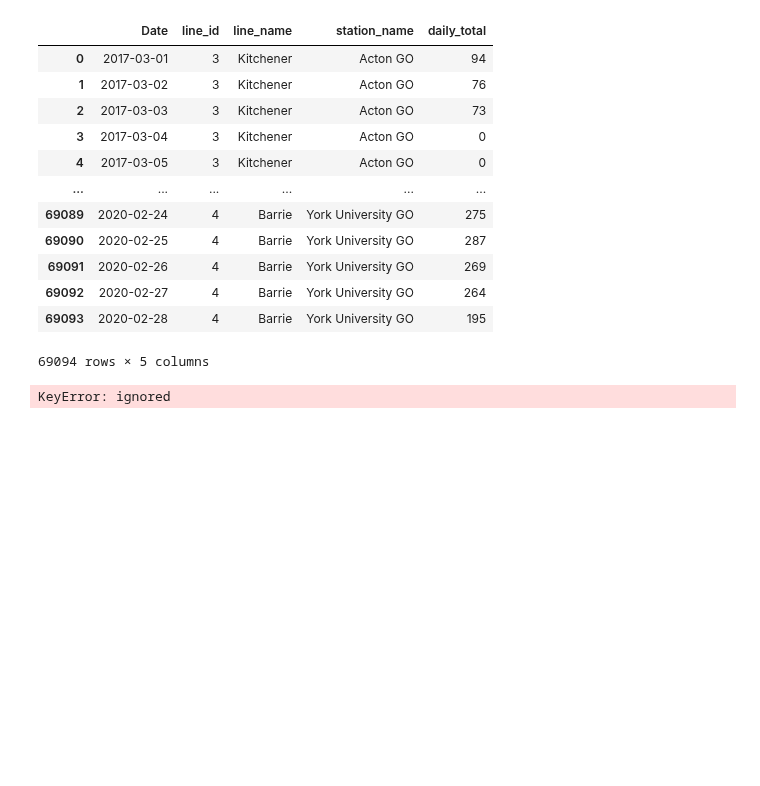
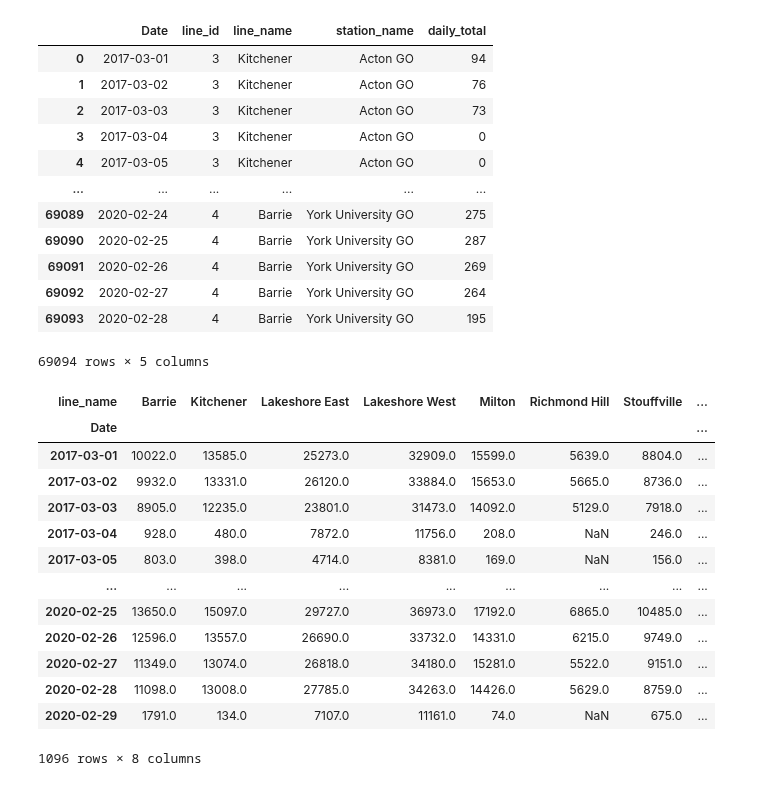
Before and after one commit to VernonNaidoo-Toronto/SCS3250-Group-2-Final-Project, a Jupyter notebook: JJ_Final_Dataset.ipynb, the cells around one changed output. Cells and saved outputs as stored; diff of their text form; code cells hidden in the pictures; blank space fills up the shorter version.

```diff
--- a/JJ_Final_Dataset.ipynb
+++ b/JJ_Final_Dataset.ipynb
@@ -78,7 +78,22 @@ go_data
 | 69093 | 2020-02-28 | 4 | Barrie | York University GO | 195 |
 69094 rows × 5 columns
 # %%
-#test = go_data.groupby(['line_name','line_id','Date'])['daily_total'].sum().to_frame()
-#test.pivot(index='Date', columns='line_name', values='daily_total')
+go_pivot = go_data.groupby(['line_name','Date'])['daily_total'].sum().to_frame()
+go_pivot.reset_index(inplace=True)
+go_pivot = go_pivot.pivot(index='Date', columns='line_name', values='daily_total')
+go_pivot
 # %% [output]
+| line_name | Barrie | Kitchener | Lakeshore East | Lakeshore West | Milton | Richmond Hill | Stouffville | ... |
+| Date |  |  |  |  |  |  |  | ... |
+| 2017-03-01 | 10022.0 | 13585.0 | 25273.0 | 32909.0 | 15599.0 | 5639.0 | 8804.0 | ... |
+| 2017-03-02 | 9932.0 | 13331.0 | 26120.0 | 33884.0 | 15653.0 | 5665.0 | 8736.0 | ... |
+| 2017-03-03 | 8905.0 | 12235.0 | 23801.0 | 31473.0 | 14092.0 | 5129.0 | 7918.0 | ... |
+| 2017-03-04 | 928.0 | 480.0 | 7872.0 | 11756.0 | 208.0 | NaN | 246.0 | ... |
+| 2017-03-05 | 803.0 | 398.0 | 4714.0 | 8381.0 | 169.0 | NaN | 156.0 | ... |
+| ... | ... | ... | ... | ... | ... | ... | ... | ... |
+| 2020-02-25 | 13650.0 | 15097.0 | 29727.0 | 36973.0 | 17192.0 | 6865.0 | 10485.0 | ... |
+| 2020-02-26 | 12596.0 | 13557.0 | 26690.0 | 33732.0 | 14331.0 | 6215.0 | 9749.0 | ... |
+| 2020-02-27 | 11349.0 | 13074.0 | 26818.0 | 34180.0 | 15281.0 | 5522.0 | 9151.0 | ... |
+| 2020-02-28 | 11098.0 | 13008.0 | 27785.0 | 34263.0 | 14426.0 | 5629.0 | 8759.0 | ... |
+| 2020-02-29 | 1791.0 | 134.0 | 7107.0 | 11161.0 | 74.0 | NaN | 675.0 | ... |
-KeyError: ignored
+1096 rows × 8 columns
```
Also changed, not shown: parts of 2 cells of this notebook.
